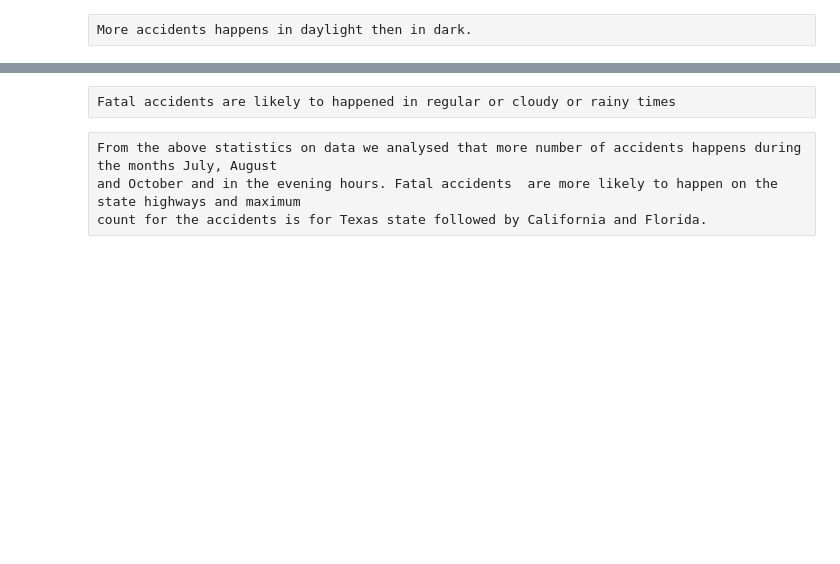
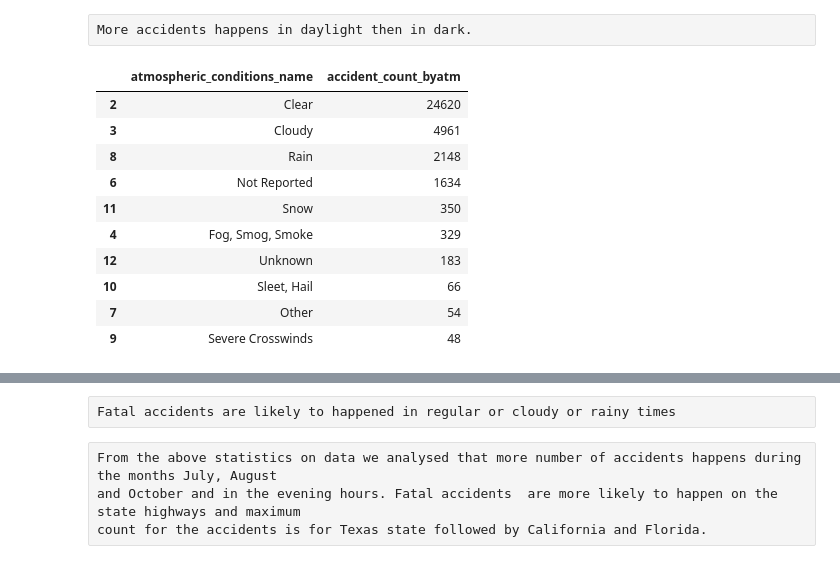
Before and after one commit to ecantu75/DataMining_Lab1, a Jupyter notebook: MSDS_7331_DataMining_Lab1.ipynb, the cells around one changed output, grey strips where cells are left out. Cells and saved outputs as stored; diff of their text form; code cells hidden in the pictures; blank space fills up the shorter version.

```diff
--- a/MSDS_7331_DataMining_Lab1.ipynb
+++ b/MSDS_7331_DataMining_Lab1.ipynb
@@ -132,11 +246,23 @@ More accidents happens in daylight then in dark.
 # %%
 #Weather conditions during accidents
 acci_count_byatm=Accident_df.groupby(['atmospheric_conditions_name']).count().reset_index()
 acci_count_byatm
 acci_count_byatm.rename(columns={'Unnamed: 0': 'accident_count_byatm'}, inplace=True)
 acci_count_byatm_sorted = acci_count_byatm.sort_values('accident_count_byatm',ascending=False)
-acci_count_byatm_sorted = acci_count_byatm_sorted.filter(['accident_count_byatm'], axis=1)
+acci_count_byatm_sorted = acci_count_byatm_sorted.filter(['atmospheric_conditions_name','accident_count_byatm'], axis=1)
 acci_count_byatm_sorted.head(10)
+# %% [output]
+|  | atmospheric_conditions_name | accident_count_byatm |
+| 2 | Clear | 24620 |
+| 3 | Cloudy | 4961 |
+| 8 | Rain | 2148 |
+| 6 | Not Reported | 1634 |
+| 11 | Snow | 350 |
+| 4 | Fog, Smog, Smoke | 329 |
+| 12 | Unknown | 183 |
+| 10 | Sleet, Hail | 66 |
+| 7 | Other | 54 |
+| 9 | Severe Crosswinds | 48 |
 # %%
 #Weather conditions during accidents
 acci_count_byatm_sorted.plot.bar(x='atmospheric_conditions_name', y='accident_count_byatm', stacked=True, rot=45)
```
Also changed, not shown: parts of 25 cells of this notebook.
